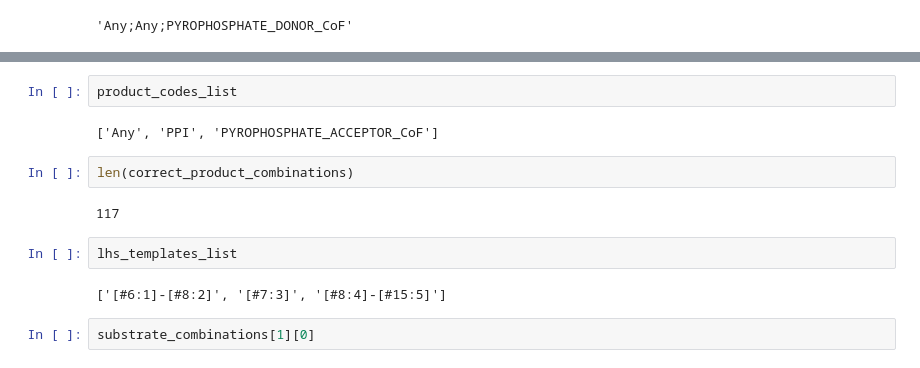
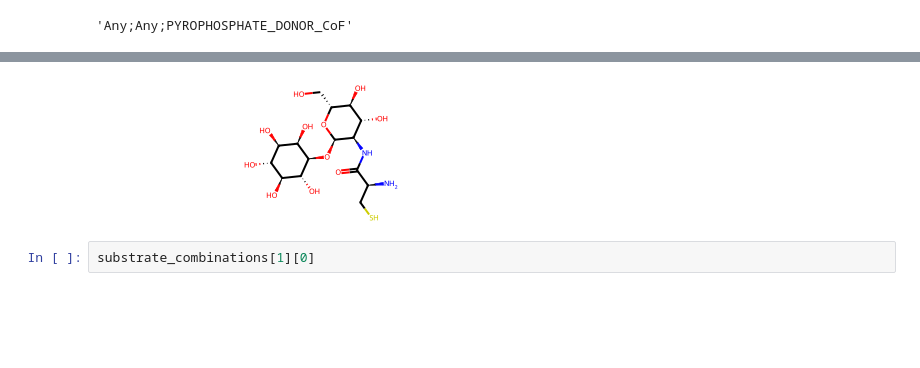
Before and after one commit to yashchainani21/RxnTools, a Jupyter notebook: notebooks/prototype_running_reaction.ipynb, the cells around one changed output, grey strips where cells are left out. Saved outputs shown, nothing was run; the diff lists cells and outputs as text; blank space fills up the shorter version.

```diff
--- a/notebooks/prototype_running_reaction.ipynb
+++ b/notebooks/prototype_running_reaction.ipynb
@@ -107,18 +111,9 @@ for combination in all_products:
 
     if num_matches == len(rhs_templates_list):
         correct_product_combinations.append(combination)
-# %%
-product_codes_list
-# %% [output]
-['Any', 'PPI', 'PYROPHOSPHATE_ACCEPTOR_CoF']
 # %%
-len(correct_product_combinations)
 # %% [output]
-117
+[figure, added]
-# %%
-lhs_templates_list
-# %% [output]
-['[#6:1]-[#8:2]', '[#7:3]', '[#8:4]-[#15:5]']
 # %%
 substrate_combinations[1][0]
 # %% [output]
```
Also changed, not shown: parts of 3 cells of this notebook.
